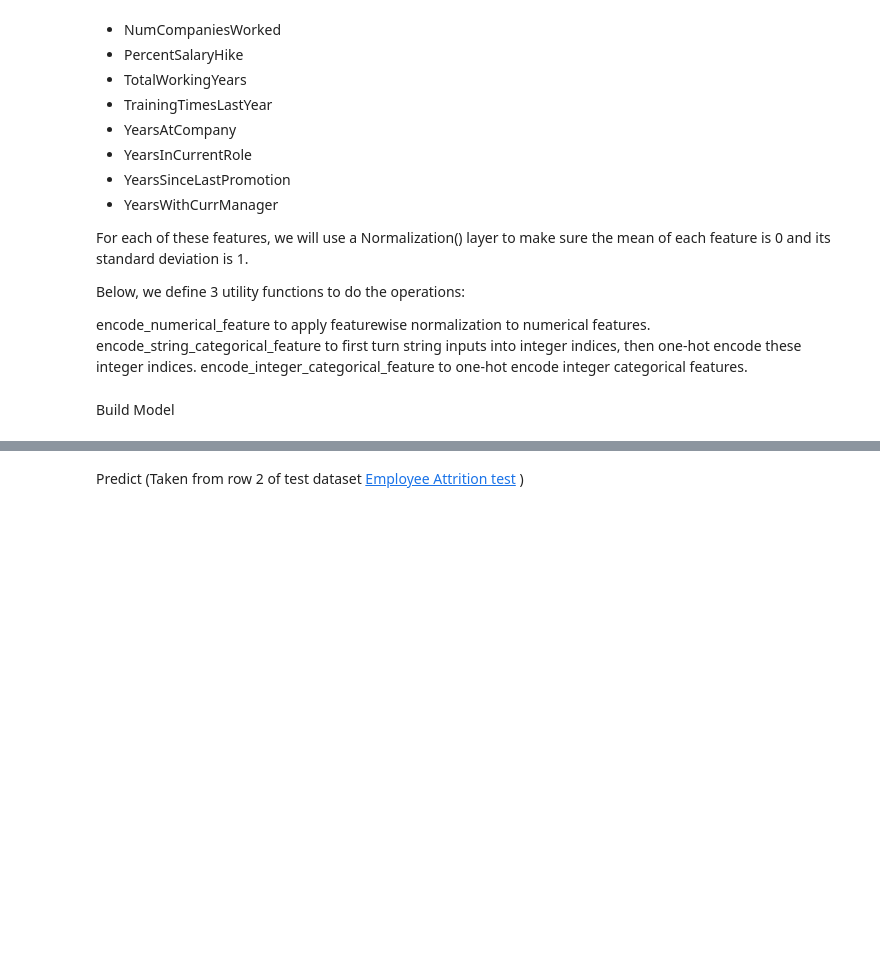
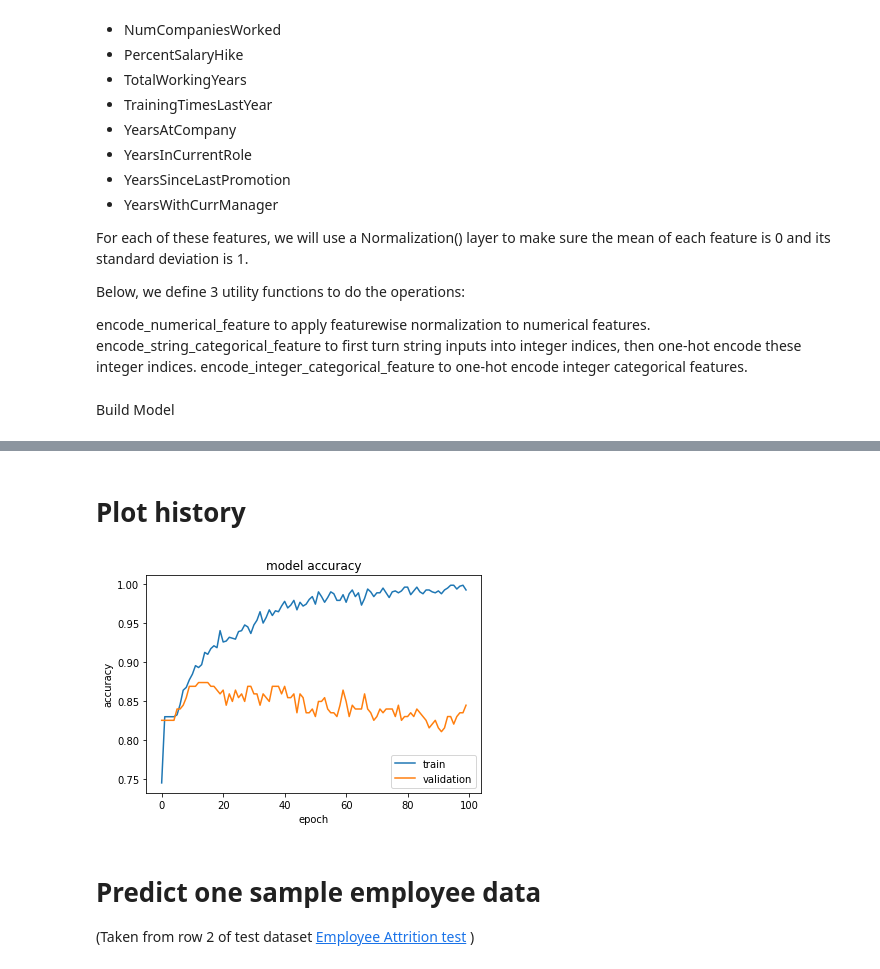
Before and after one commit to royleekiat/Employee_attrition_predictor, a Jupyter notebook: Employee_attrition_predictor_Roy_Lee.ipynb, the cells around one changed output, grey strips where cells are left out. Saved outputs shown, nothing was run; the diff lists cells and outputs as text; code cells hidden in the pictures; blank space fills up the shorter version.

```diff
--- a/Employee_attrition_predictor_Roy_Lee.ipynb
+++ b/Employee_attrition_predictor_Roy_Lee.ipynb
@@ -434,0 +531,2 @@ keras.utils.plot_model(model, show_shapes=True, rankdir="LR")
+# %%
+checkpoint = ModelCheckpoint('./checkpoints/best_weights.tf', monitor='accuracy', verbose=1, save_best_only=True, mode='auto')
@@ -435,3 +536,3 @@ keras.utils.plot_model(model, show_shapes=True, rankdir="LR")
 # %%
-model.fit(train_ds, epochs=50, validation_data=val_ds)
+history = model.fit(train_ds, epochs=100, validation_data=val_ds, callbacks=[checkpoint])
 # %% [output]
@@ -456,5 +558,27 @@ Epoch 50/50
+# %% [markdown]
+# Plot history
+# %%
+def plot_train(hist):
+    h = hist.history
+    if 'accuracy' in h:
+        meas='accuracy'
+        loc='lower right'
+    else:
+        meas='loss'
+        loc='upper right'
+    plt.plot(hist.history[meas])
+    plt.plot(hist.history['val_'+meas])
+    plt.title('model '+meas)
+    plt.ylabel(meas)
+    plt.xlabel('epoch')
+    plt.legend(['train', 'validation'], loc=loc)
+# %%
+plot_train(history)
+# %% [output]
+[figure, added]
 # %% [markdown]
-Predict (Taken from row 2 of test dataset [Employee Attrition test](https://docs.google.com/spreadsheets/d/e/2PACX-1vRsxR0nTrEaCqfro4FvGNDn6ZYYdQS0e2Tev1SMtJ5jYIjU0WGp77hp6btdJYkMl3XAk4lA01hxE30o/pub?gid=2057317048&single=true&output=csv) )
+# Predict one sample employee data
+(Taken from row 2 of test dataset [Employee Attrition test](https://docs.google.com/spreadsheets/d/e/2PACX-1vRsxR0nTrEaCqfro4FvGNDn6ZYYdQS0e2Tev1SMtJ5jYIjU0WGp77hp6btdJYkMl3XAk4lA01hxE30o/pub?gid=2057317048&single=true&output=csv) )
 # %%
 sample = {
     "Education": 2,
```
Also changed, not shown: parts of 32 cells of this notebook.
